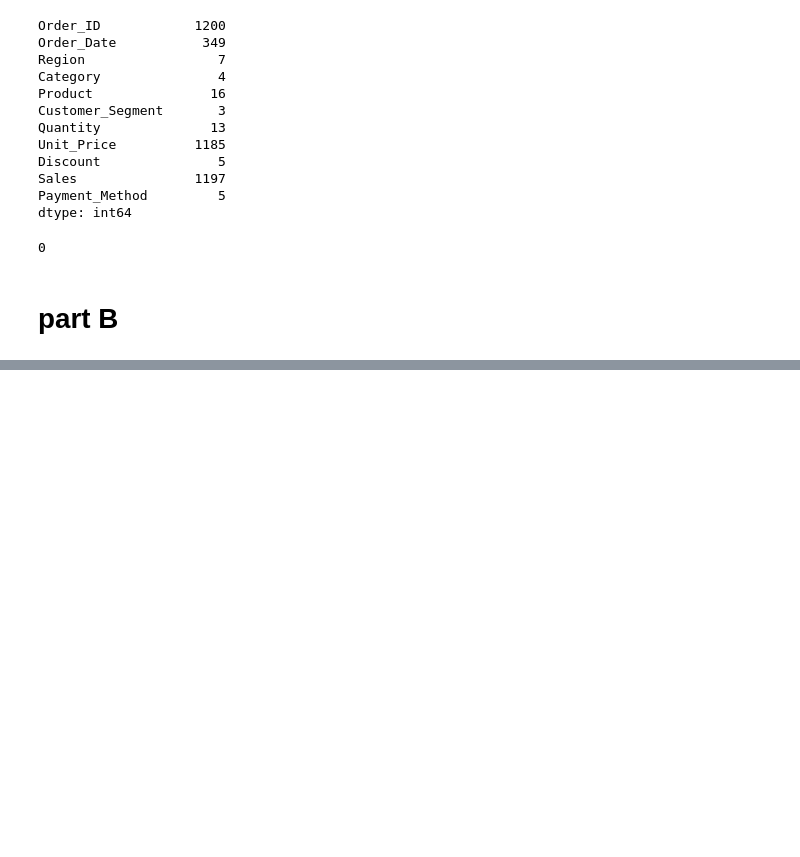
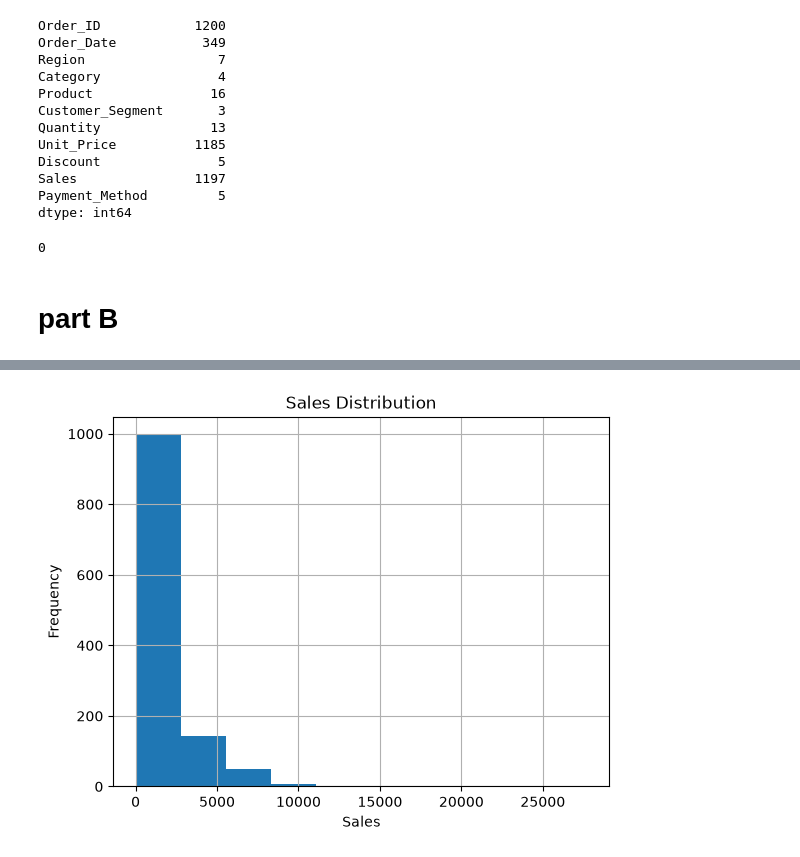
Before and after one commit to abrarabi338-hash/assignment, a Jupyter notebook: Machine_test_EDA.ipynb, the cells around one changed output, grey strips where cells are left out. Drawn from its saved outputs; the diff is of its cells as text; code cells hidden in the pictures; blank space fills up the shorter version.

```diff
--- a/Machine_test_EDA.ipynb
+++ b/Machine_test_EDA.ipynb
@@ -192,0 +313,9 @@ plt.show()
+# %%
+plt.hist(df["Sales"],bins=10)
+plt.xlabel("Sales")
+plt.ylabel("Frequency")
+plt.title("Sales Distribution")
+plt.grid()
+plt.show()
+# %% [output]
+[figure, added]
```
Also changed, not shown: parts of 34 cells of this notebook.
